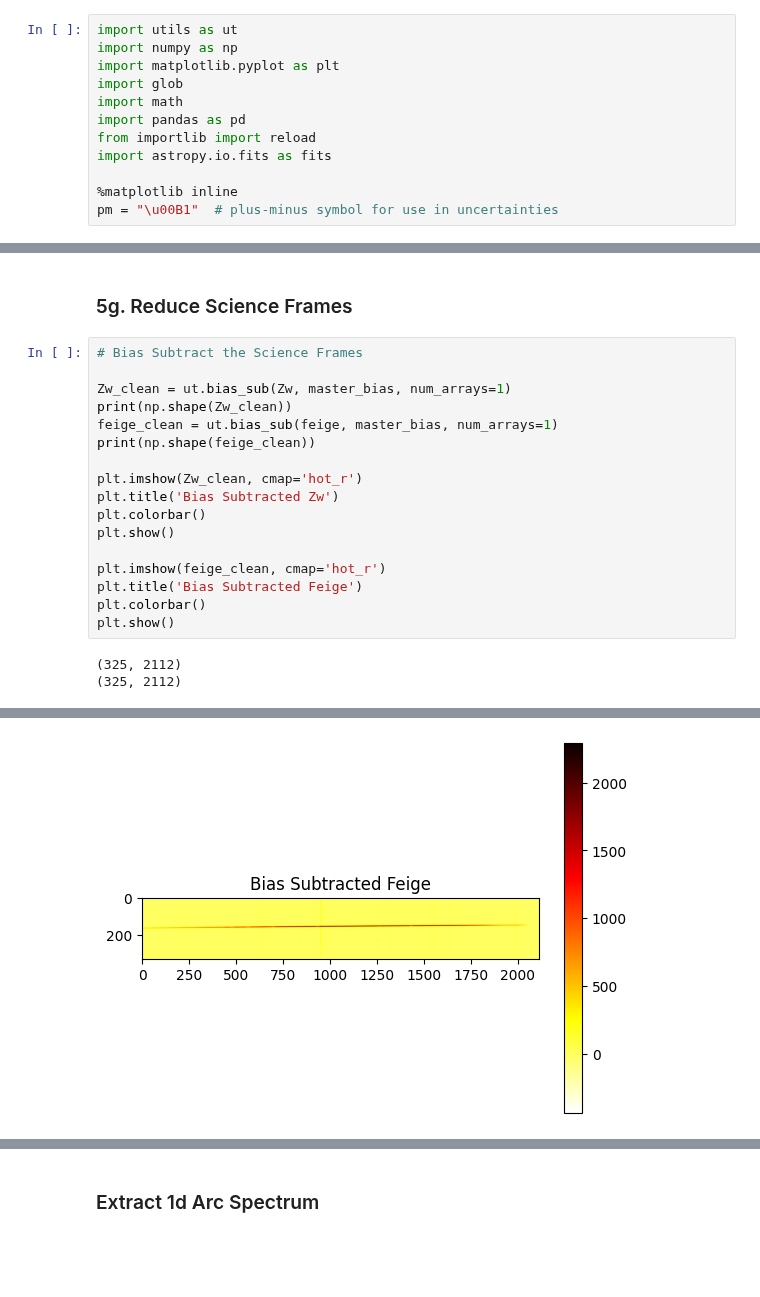
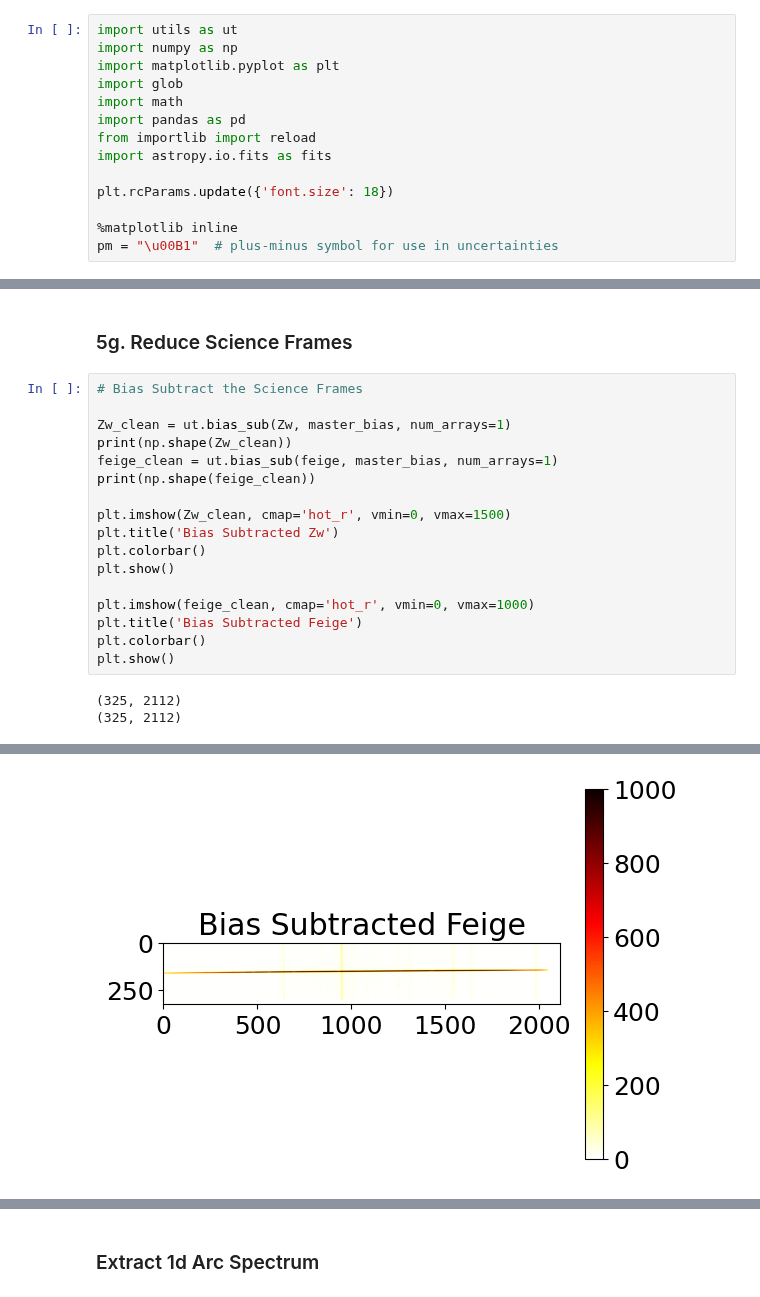
Before and after one commit to parkergeorge30/ASTRO150, a Jupyter notebook: Lab2.ipynb, the cells around one changed output, grey strips where cells are left out. Cells and saved outputs as stored; diff of their text form; blank space fills up the shorter version.

```diff
--- a/Lab2.ipynb
+++ b/Lab2.ipynb
@@ -10,6 +10,8 @@ import pandas as pd
 from importlib import reload
 import astropy.io.fits as fits
 
+plt.rcParams.update({'font.size': 18})
+
 %matplotlib inline
 pm = "\u00B1"  # plus-minus symbol for use in uncertainties
 # %%
@@ -460,12 +462,12 @@ print(np.shape(Zw_clean))
 feige_clean = ut.bias_sub(feige, master_bias, num_arrays=1)
 print(np.shape(feige_clean))
 
-plt.imshow(Zw_clean, cmap='hot_r')
+plt.imshow(Zw_clean, cmap='hot_r', vmin=0, vmax=1500)
 plt.title('Bias Subtracted Zw')
 plt.colorbar()
 plt.show()
 
-plt.imshow(feige_clean, cmap='hot_r')
+plt.imshow(feige_clean, cmap='hot_r', vmin=0, vmax=1000)
 plt.title('Bias Subtracted Feige')
 plt.colorbar()
 plt.show()
@@ -476,4 +478,4 @@ plt.show()
-[figure, old version]
+[figure, new version]
 # %%
 plt.plot(Zw_clean)
 plt.show()
```
Also changed, not shown: parts of 12 cells of this notebook, 1 other file.
